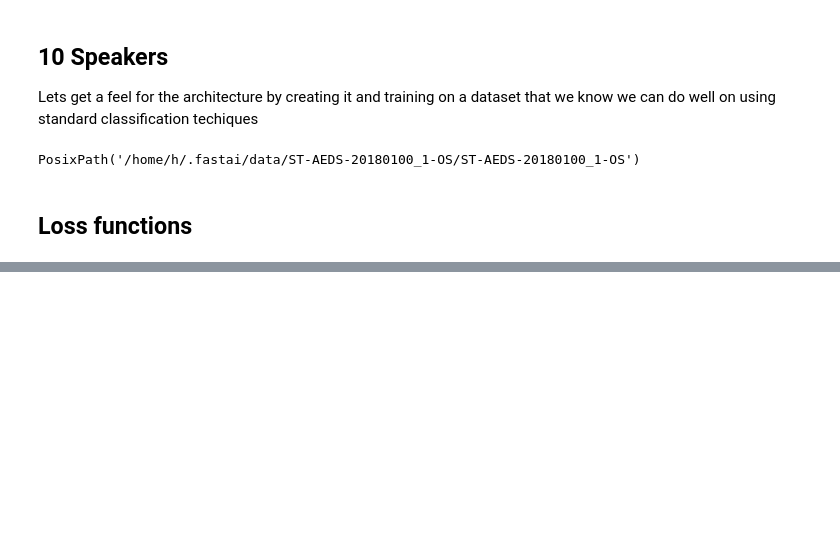
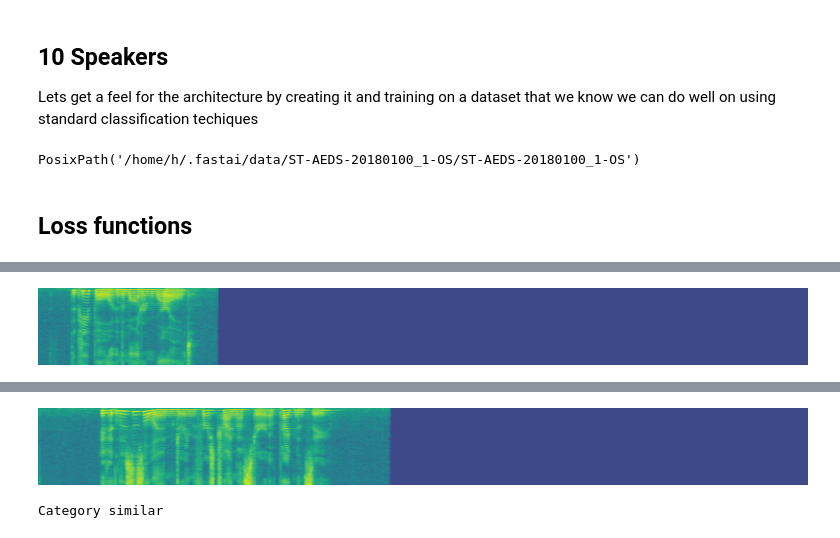
Before and after one commit to tbass134/fastai_audio, a Jupyter notebook: Voice Identificaiton.ipynb, the cells around one changed output, grey strips where cells are left out. Saved outputs shown, nothing was run; the diff lists cells and outputs as text; code cells hidden in the pictures; blank space fills up the shorter version.

```diff
--- a/Voice Identificaiton.ipynb
+++ b/Voice Identificaiton.ipynb
@@ -71,6 +71,7 @@ def loss_min_sig(i ,t): return nn.Sigmoid(torch.sqrt(mse(i,t)))
 class SiameseResnet(nn.Module):
     def __init__(self, encoder=models.resnet18):
         super().__init__()
+
         newlayer = nn.Conv2d(1, 64, kernel_size=(7, 7), stride=(2, 2), padding=(3, 3), bias=False)
         newlayer = newlayer.cuda() # Our layer should use cuda, since the rest of the model will.
         ## Standard learner
@@ -80,15 +81,11 @@ class SiameseResnet(nn.Module):
         self.body = create_body(encoder, cut=-2)
         self.body[0]= newlayer
         self.head = create_head(2048, 1, [512])
-        print(self.head[0])
-        self.head[0] = AdaptiveConcatPool2d(1)
 
     def forward(self, x1, x2):
         out1 = self.body(x1)
         out2 = self.body(x2)
-        print(out1.shape, out2.shape)
         out = torch.cat((out1, out2), dim=1)
-        print(out.shape)
         out = self.head(out)
         return out.view(-1)
 # %%
@@ -106,6 +103,9 @@ class ItemTuple(ItemBase):
         self.__repr__ = eg.__repr__
         self.data = [x.data for x in items]
 
+    def show(self):
+        [x.show() for x in self.items]
+
     def __repr__(self):
         return ''.join([str(x) for x in self.items]) + '\n'
 
@@ -122,10 +122,6 @@ class SiameseList(ItemList):
         return ItemTuple([self.open(x) for x in super().get(i)])
 # %%
 class SiameseDataset(LabelList):
-
-    def __getitem__(self, idxs):
-        res = super().__getitem__(idxs)
-        return res
 
     @classmethod
     def from_label_list(cls, ll:LabelList, valid_classes=None):
@@ -137,14 +133,14 @@ class SiameseDataset(LabelList):
 
         train_cls = [i for i in range(0,9) if i not in valid_classes]
 
-         mask = ll.y.items==c
+        def mask(i,c): i.y.items == c
 
-        train = np.concatenate([ll.x.items[mask] for c in train_cls])
-        train_l = np.concatenate([ll.y.items[mask] for c in train_cls])
+        train = np.concatenate([ll.x.items[mask(ll,c)] for c in train_cls])
+        train_l = np.concatenate([ll.y.items[mask(ll,c)] for c in train_cls])
         train = ll.__class__(ll.x.__class__(train), ll.y.__class__(train_l, ll.y.classes))
 
-        valid = np.concatenate([ll.x.items[mask] for c in valid_classes])
-        valid_l = np.concatenate([ll.y.items[mask] for c in valid_classes])
+        valid = np.concatenate([ll.x.items[mask(ll,c)] for c in valid_classes])
+        valid_l = np.concatenate([ll.y.items[mask(ll,c)] for c in valid_classes])
         valid = ll.__class__(ll.x.__class__(valid), ll.y.__class__(valid_l, ll.y.classes))
 
         return LabelLists(ll.x.path, cls._from_label_list(train), cls._from_label_list(valid))
@@ -182,8 +178,3 @@ class SiameseDataset(LabelList):
         inst = cls(SiameseList(al, open_fn=ll.x.open), CategoryList(labels, ['different', 'similar']))
         inst.open = ll.x.open
         return inst
-
-sd = SiameseDataset.from_label_list(audios.train, [0,1]); sd
-sd.train.x.tfm_args = tfm_params
-sd.valid.x.tfm_args = tfm_params
-data = sd.databunch(bs=1)
@@ -202,0 +181,10 @@ ValueError: Expected more than 1 value per channel when training, got input size
+# %%
+sd = SiameseDataset.from_label_list(audios.train, [0, 1])
+sd.train.x.tfm_args = tfm_params
+sd.valid.x.tfm_args = tfm_params
+data = sd.databunch(bs=1)
+learn = Learner(data, SiameseResnet(), metrics=accuracy)
+x, y = data.train_ds[0]
+x.show()
+y
+# %% [output]
@@ -202,0 +192 @@ ValueError: Expected more than 1 value per channel when training, got input size
+[figure, added]
@@ -202,0 +194,2 @@ ValueError: Expected more than 1 value per channel when training, got input size
+[figure, added]
+Category similar
```
Also changed, not shown: parts of 2 cells of this notebook.
